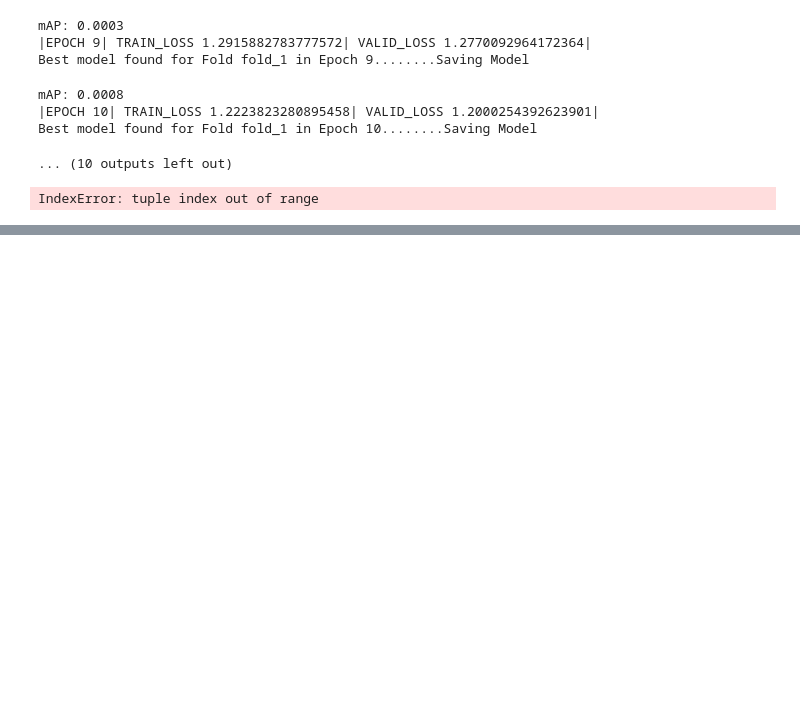
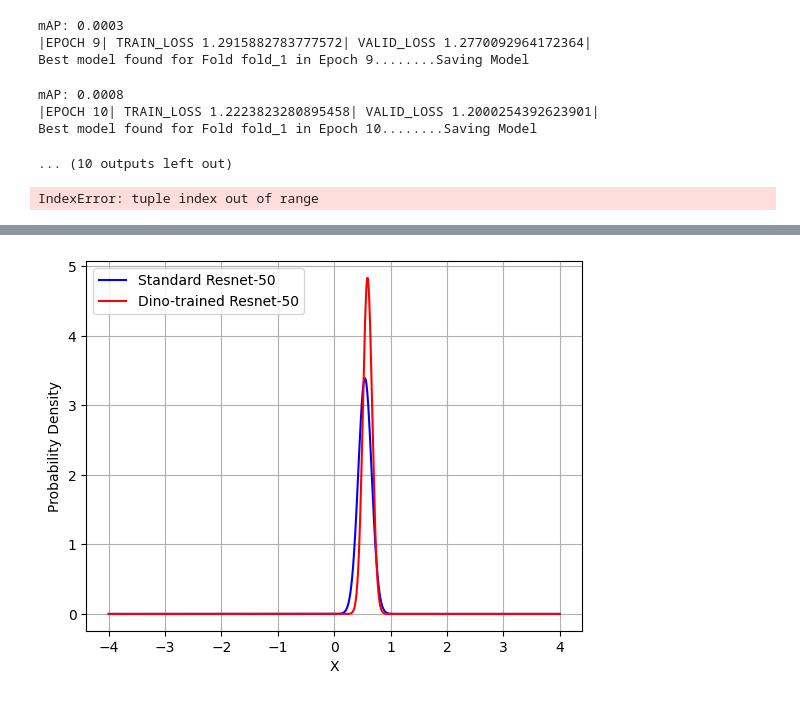
Before and after one commit to krmerchant/detr, a Jupyter notebook: FINAL_PROJECT.ipynb, the cells around one changed output, grey strips where cells are left out. Saved outputs shown, nothing was run; the diff lists cells and outputs as text; code cells hidden in the pictures; blank space fills up the shorter version.

```diff
--- a/FINAL_PROJECT.ipynb
+++ b/FINAL_PROJECT.ipynb
@@ -903,0 +963,19 @@ files.download('/content/run.tar')
+# %%
+import numpy as np
+import matplotlib.pyplot as plt
+from scipy.stats import norm
+
+
+
+standard_pdf = norm.pdf(np.linspace(-4, 4, 1000), loc=0.5465, scale=0.1177)
+dino_pdf = norm.pdf(np.linspace(-4, 4, 1000), loc=0.5921, scale=0.0825)
+
+plt.plot(np.linspace(-4, 4, 1000), standard_pdf, 'b-', label='Standard Resnet-50')
+plt.plot(np.linspace(-4, 4, 1000), dino_pdf, 'r-', label='Dino-trained Resnet-50')
+plt.xlabel('X')
+plt.ylabel('Probability Density')
+plt.legend()
+plt.grid(True)
+plt.show()
+# %% [output]
+[figure, added]
```
Also changed, not shown: parts of 3 cells of this notebook.
